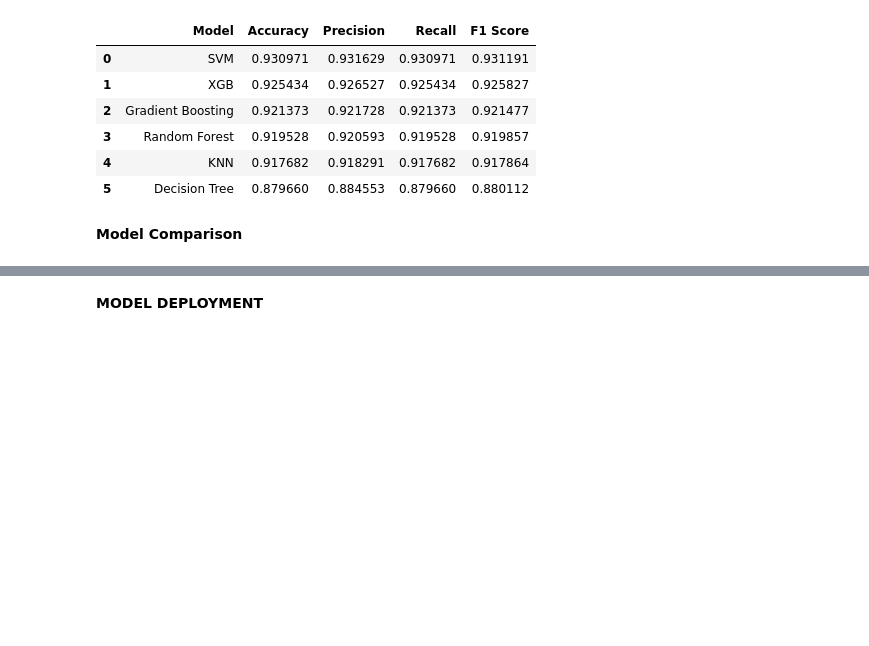
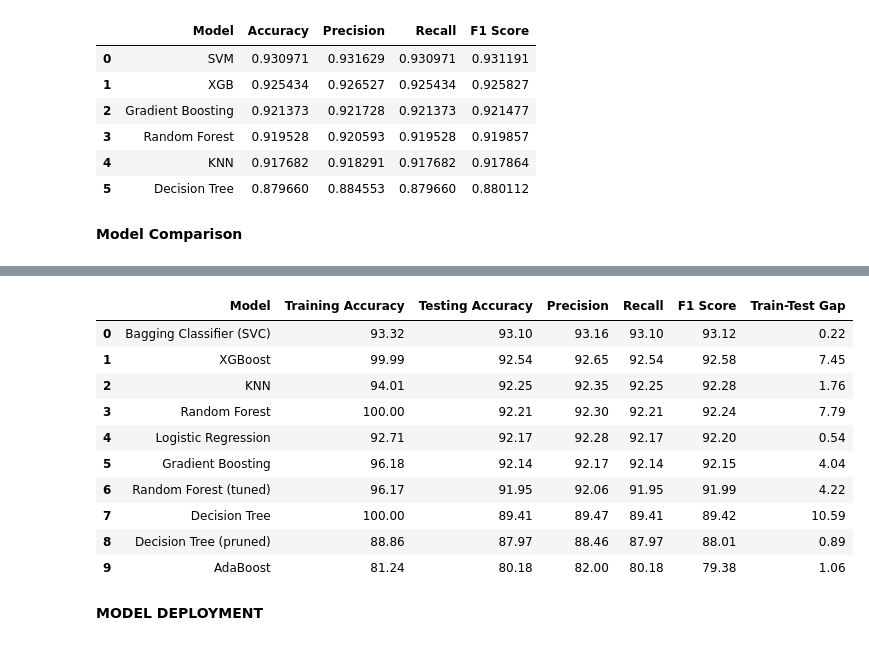
Before and after one commit to lochanrai/Dry-Bean-Prediction-ML-Model, a Jupyter notebook: Beans.ipynb, the cells around one changed output, grey strips where cells are left out. Drawn from its saved outputs; the diff is of its cells as text; code cells hidden in the pictures; blank space fills up the shorter version.

```diff
--- a/Beans.ipynb
+++ b/Beans.ipynb
@@ -1038,15 +1038,14 @@ test_df
 candidates = {
     "Logistic Regression" : LogisticRegression(),
     "Random Forest": RandomForestClassifier(random_state=42),
-    "Random Forest (tuned)": RandomForestClassifier(random_state=42),
+    "Random Forest (tuned)": RandomForestClassifier( n_estimators=100,max_depth=10,min_samples_split=5,random_state=23),
     "Decision Tree": DecisionTreeClassifier(random_state=42),
-    "Decision Tree (pruned)": DecisionTreeClassifier(random_state=42),
+    "Decision Tree (pruned)": DecisionTreeClassifier(max_depth=10,min_samples_split=5,max_leaf_nodes=10,random_state=23),
     "AdaBoost": AdaBoostClassifier(random_state=42),
     "Gradient Boosting": GradientBoostingClassifier(random_state=42),
     "XGBoost": XGBClassifier(random_state=42),
     "Bagging Classifier (SVC)": BaggingClassifier(estimator=SVC(), random_state=42, n_estimators=10),
-    "KNN": KNN(n_neighbors=5, weights='uniform', algorithm='auto', leaf_size=30, p=2, metric='minkowski'),
-    **ensemble_models
+    "KNN": KNN(n_neighbors=5, weights='uniform', algorithm='auto', leaf_size=30, p=2, metric='minkowski')
 
 
 }
@@ -1123,0 +1052,55 @@ ValueError: array length 11 does not match index length 12
+# %%
+from sklearn.metrics import accuracy_score, precision_score, recall_score, f1_score
+import pandas as pd
+
+results = []
+
+for name, model in candidates.items():
+
+    # Train model
+    model.fit(X_train_scaled, y_train)
+
+    # Predictions
+    y_train_pred = model.predict(X_train_scaled)
+    y_test_pred = model.predict(X_test_scaled)
+
+    # Store all performance metrics together
+    results.append({
+        "Model": name,
+        "Training Accuracy": accuracy_score(y_train, y_train_pred),
+        "Testing Accuracy": accuracy_score(y_test, y_test_pred),
+        "Precision": precision_score(y_test, y_test_pred, average="weighted"),
+        "Recall": recall_score(y_test, y_test_pred, average="weighted"),
+        "F1 Score": f1_score(y_test, y_test_pred, average="weighted")
+    })
+
+# Convert results into DataFrame
+results_df = pd.DataFrame(results)
+
+# Convert accuracy and other metrics into percentages
+metric_columns = [
+    "Training Accuracy",
+    "Testing Accuracy",
+    "Precision",
+    "Recall",
+    "F1 Score"
+]
+
+results_df[metric_columns] = (
+    results_df[metric_columns] * 100
+).round(2)
+
+# Calculate Train-Test Gap
+results_df["Train-Test Gap"] = (
+    results_df["Training Accuracy"] -
+    results_df["Testing Accuracy"]
+).round(2)
+
+# Sort models by Testing Accuracy
+results_df = results_df.sort_values(
+    by="Testing Accuracy",
+    ascending=False
+).reset_index(drop=True)
+
+results_df
+# %% [output]
@@ -1124,2 +1115,13 @@ ValueError: array length 11 does not match index length 12
+|  | Model | Training Accuracy | Testing Accuracy | Precision | Recall | F1 Score | Train-Test Gap |
+| 0 | Bagging Classifier (SVC) | 93.32 | 93.10 | 93.16 | 93.10 | 93.12 | 0.22 |
+| 1 | XGBoost | 99.99 | 92.54 | 92.65 | 92.54 | 92.58 | 7.45 |
+| 2 | KNN | 94.01 | 92.25 | 92.35 | 92.25 | 92.28 | 1.76 |
+| 3 | Random Forest | 100.00 | 92.21 | 92.30 | 92.21 | 92.24 | 7.79 |
+| 4 | Logistic Regression | 92.71 | 92.17 | 92.28 | 92.17 | 92.20 | 0.54 |
+| 5 | Gradient Boosting | 96.18 | 92.14 | 92.17 | 92.14 | 92.15 | 4.04 |
+| 6 | Random Forest (tuned) | 96.17 | 91.95 | 92.06 | 91.95 | 91.99 | 4.22 |
+| 7 | Decision Tree | 100.00 | 89.41 | 89.47 | 89.41 | 89.42 | 10.59 |
+| 8 | Decision Tree (pruned) | 88.86 | 87.97 | 88.46 | 87.97 | 88.01 | 0.89 |
+| 9 | AdaBoost | 81.24 | 80.18 | 82.00 | 80.18 | 79.38 | 1.06 |
 # %% [markdown]
 **MODEL DEPLOYMENT**
```
Also changed, not shown: parts of 7 cells of this notebook.
